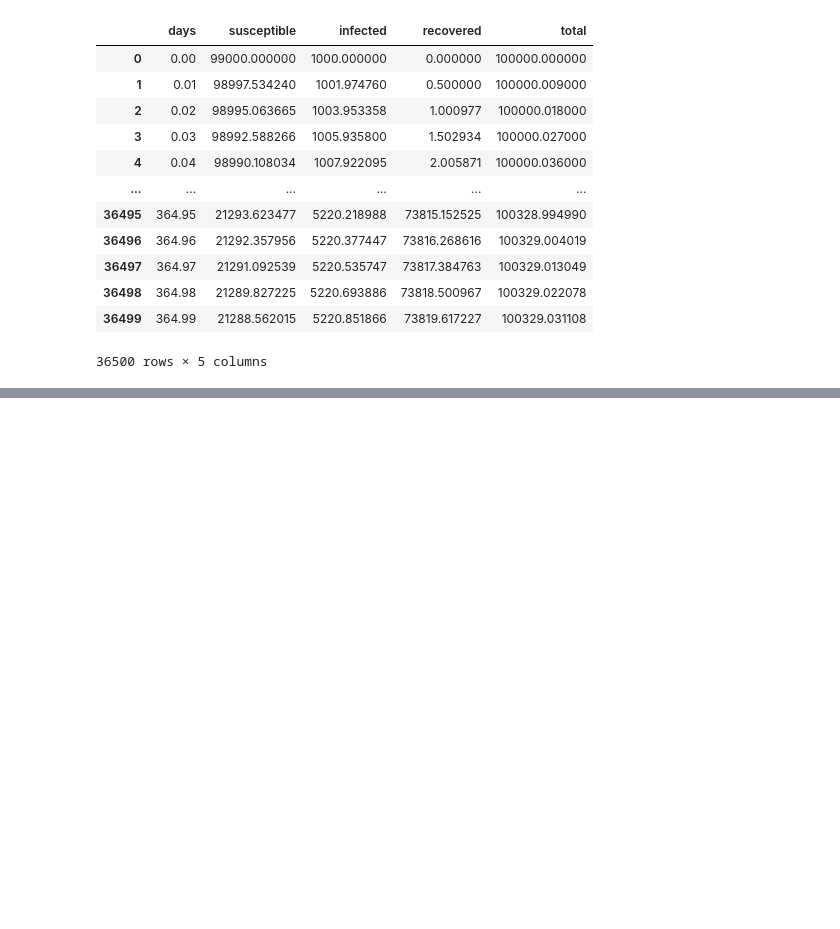
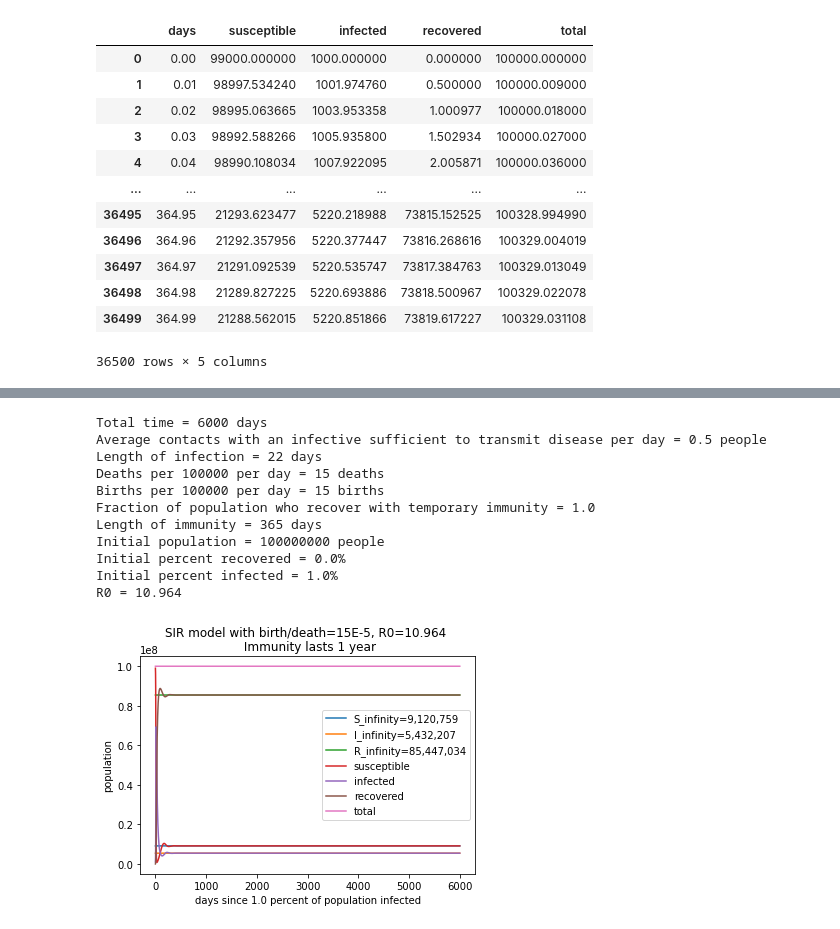
Before and after one commit to jsimpson2020/CODESIR, a Jupyter notebook: Research Question Exploration Notebook.ipynb, the cells around one changed output, grey strips where cells are left out. Drawn from its saved outputs; the diff is of its cells as text; code cells hidden in the pictures; blank space fills up the shorter version.

```diff
--- a/Research Question Exploration Notebook.ipynb
+++ b/Research Question Exploration Notebook.ipynb
@@ -792,0 +823,41 @@ mf.modifiedBrauerSIRSbd(length_of_immunity=500)
+# %%
+total_time=6000
+a = mf.BrauerSIRSbirthdeath(
+    births_per_100000_per_day=15,
+    deaths_per_100000_per_day=15,
+    total_time=total_time,
+    length_of_infection=22,
+    avg_contacts_per_day=0.5,
+    initial_population=100000000,
+    parameters=True,
+    length_of_immunity=365)
+
+S_inf=np.full((total_time*100,),9120759)
+I_inf=np.full((total_time*100,),5432207)
+R_inf=np.full((total_time*100,),85447034)
+plt.plot(a.days, S_inf)
+plt.plot(a.days, I_inf)
+plt.plot(a.days, R_inf)
+plt.plot(a.days, a.susceptible)
+plt.plot(a.days, a.infected)
+plt.plot(a.days, a.recovered)
+plt.plot(a.days, a.total)
+plt.gca().legend(('S_infinity=9,120,759','I_infinity=5,432,207','R_infinity=85,447,034','susceptible', 'infected', 'recovered', 'total'), loc= 'right')
+plt.title('SIR model with birth/death=15E-5, R0=10.964 \n Immunity lasts 1 year')
+plt.xlabel('days since 1.0 percent of population infected')
+plt.ylabel('population')
+plt.savefig('summerresearchimmunintyloss.png')
+plt.show()
+# %% [output]
+Total time = 6000 days
+Average contacts with an infective sufficient to transmit disease per day = 0.5 people
+Length of infection = 22 days
+Deaths per 100000 per day = 15 deaths
+Births per 100000 per day = 15 births
+Fraction of population who recover with temporary immunity = 1.0
+Length of immunity = 365 days
+Initial population = 100000000 people
+Initial percent recovered = 0.0%
+Initial percent infected = 1.0%
+R0 = 10.964
+[figure, added]
```
Also changed, not shown: parts of 2 cells of this notebook, 2 other files.
